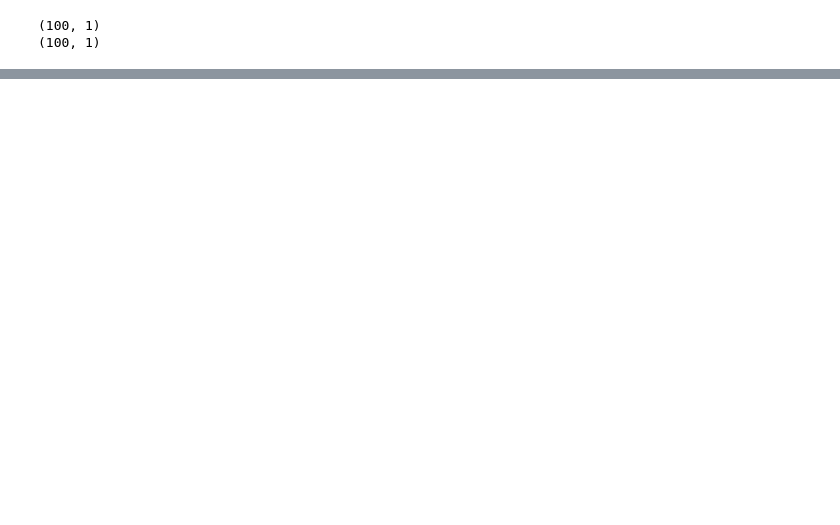
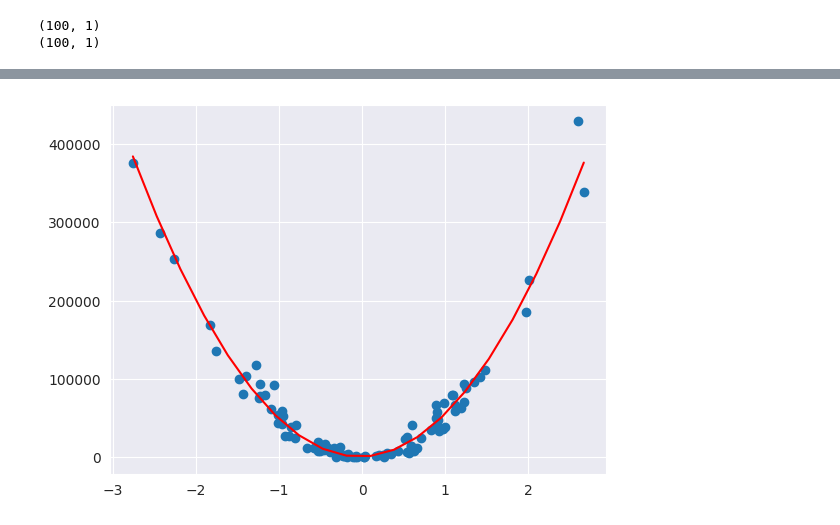
Before and after one commit to chanwinharold/ML_algorithms_from_scratch, a Jupyter notebook: polynomial_regression_with_numpy.ipynb, the cells around one changed output, grey strips where cells are left out. Saved outputs shown, nothing was run; the diff lists cells and outputs as text; code cells hidden in the pictures; blank space fills up the shorter version.

```diff
--- a/polynomial_regression_with_numpy.ipynb
+++ b/polynomial_regression_with_numpy.ipynb
@@ -118,0 +95,11 @@ np.float64(0.9660505584147169)
+# %%
+a, b, c = poly_linear_reg.theta_
+# %%
+x_line = np.linspace(x.min(), x.max(), 20)
+y_line = a * x_line**2 + b * x_line + c
+
+plt.scatter(x, y)
+plt.plot(x_line, y_line, c='r')
+plt.show()
+# %% [output]
+[figure, added]
```
Also changed, not shown: parts of 29 cells of this notebook, 1 other file.
